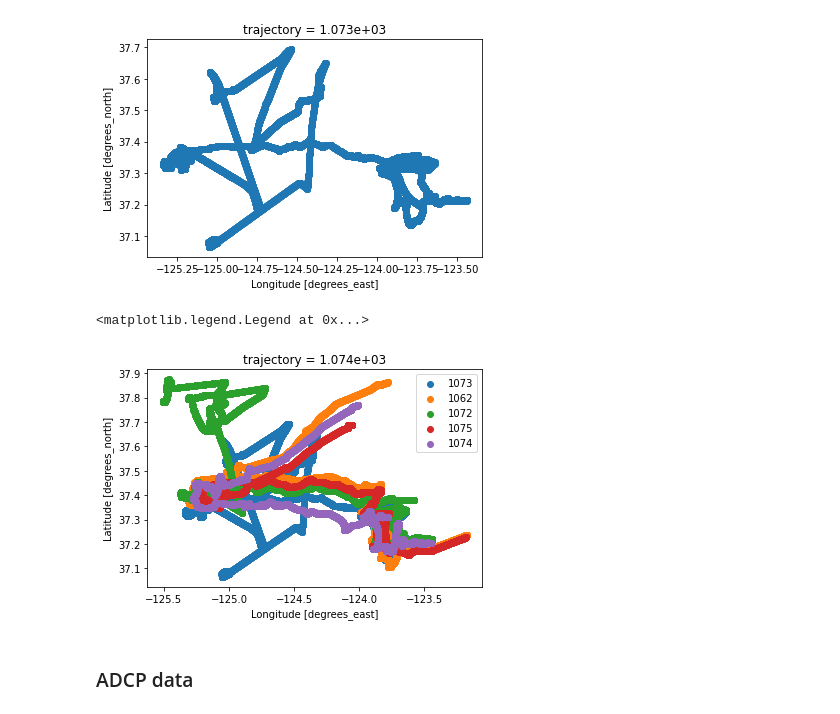
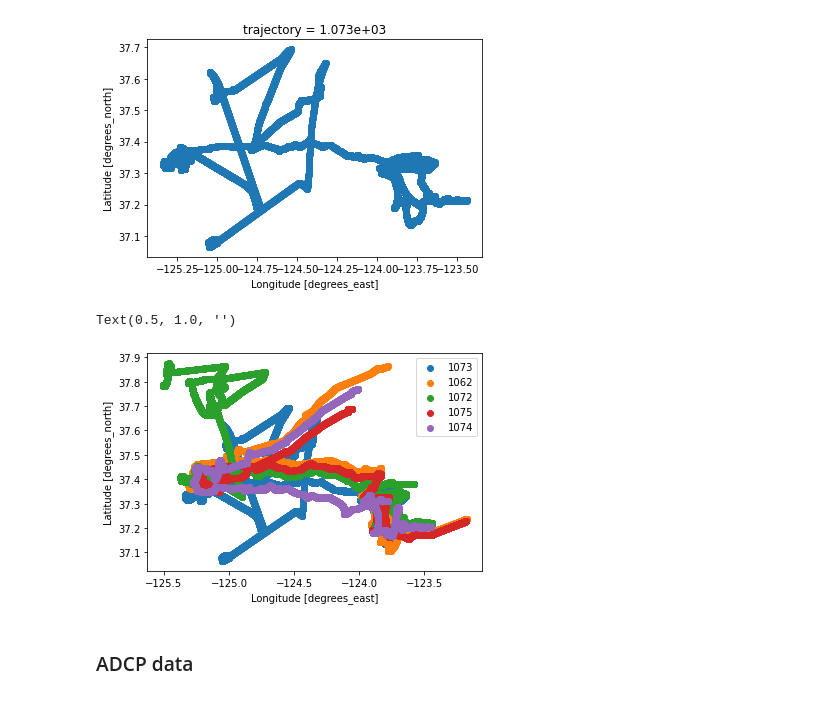
Before and after one commit to podaac/2022-SMODE-Open-Data-Workshop, a Jupyter notebook: insitu_dataviz_demo.ipynb, the cells around one changed output. Drawn from its saved outputs; the diff is of its cells as text; code cells hidden in the pictures.

```diff
--- a/insitu_dataviz_demo.ipynb
+++ b/insitu_dataviz_demo.ipynb
@@ -181,12 +192,13 @@ nonadcp73.plot.scatter(x='longitude',y='latitude')
 # %%
 # plot all trajectories
 for sd in nonadcp.trajectory:
     nonadcp.sel(trajectory=sd).plot.scatter(x='longitude',y='latitude',label=int(sd.values))
 
 plt.legend()
+plt.title('')
 # %% [output]
-<matplotlib.legend.Legend at 0x...>
+Text(0.5, 1.0, '')
-[figure, old version]
+[figure, new version]
 # %% [markdown]
 ### ADCP data
 # %% [markdown]
```
Also changed, not shown: parts of 19 cells of this notebook, 1 other file.
